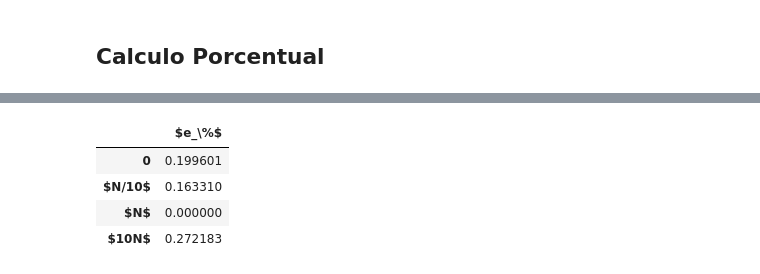
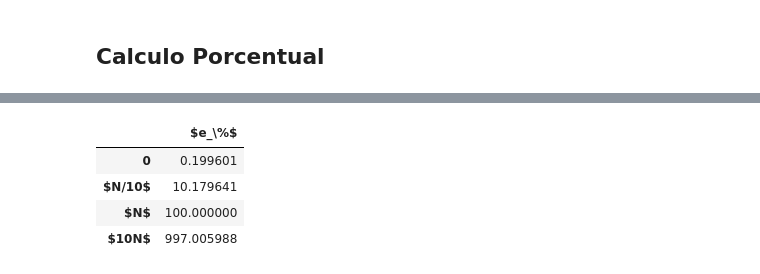
Before and after one commit to tomiambro/gibio, a Jupyter notebook: fourier.ipynb, the cells around one changed output, grey strips where cells are left out. Drawn from its saved outputs; the diff is of its cells as text; code cells hidden in the pictures.

```diff
--- a/fourier.ipynb
+++ b/fourier.ipynb
@@ -279,26 +188,59 @@ HTML(df.to_html())
 # %%
+Max = 0
+for x in range(int(N/2)):
+    if np.abs(S3[x]) > Max:
+        Max = x
+
+M = (fo + fd[3]) * N / fs
+
+
+Max0 = 0
+for x in range(int(N_pad0/2)):
+    if np.abs(S3_pad0[x]) > Max0:
+        Max0 = x
+
+
+Max1 = 0
+for x in range(int(N_pad1/2)):
+    if np.abs(S3_pad1[x]) > Max1:
+        Max1 = x
+
+
+Max2 = 0
+for x in range(int(N_pad2/2)):
+    if np.abs(S3_pad2[x]) > Max2:
+        Max2 = x
+
 tus_resultados = ['', # <-- acá debería haber numeritos :)
                   '', # <-- acá debería haber numeritos :)
                   '', # <-- acá debería haber numeritos :)
                   '' # <-- acá debería haber numeritos :)
                  ]
 
 
+
+
+#tus_resultados[0] = ((Max - M)/M)*100
+#tus_resultados[1] = ((Max0 - M0)/M0)*100
+#tus_resultados[2] = ((Max1 - M1)/M1)*100
+#tus_resultados[3] = (np.abs(Max2 - M2)/M2)*100
+
+
 tus_resultados[0] = ((Max - M)/M)*100
-tus_resultados[1] = ((Max0 - M0)/M0)*100
-tus_resultados[2] = ((Max1 - M1)/M1)*100
-tus_resultados[3] = (np.abs(Max2 - M2)/M2)*100
+tus_resultados[1] = ((Max0 - M)/M)*100
+tus_resultados[2] = ((Max1 - M)/M)*100
+tus_resultados[3] = (np.abs(Max2 - M)/M)*100
 
 
 df = DataFrame(tus_resultados, columns=['$e_\%$'],
                index=['0',
                       '$N/10$',
                       '$N$',
                       '$10N$'])
 HTML(df.to_html())
 # %% [output]
 |  | $e_\%$ |
 | 0 | 0.199601 |
-| $N/10$ | 0.163310 |
-| $N$ | 0.000000 |
-| $10N$ | 0.272183 |
+| $N/10$ | 10.179641 |
+| $N$ | 100.000000 |
+| $10N$ | 997.005988 |
```
Also changed, not shown: parts of 3 cells of this notebook.
